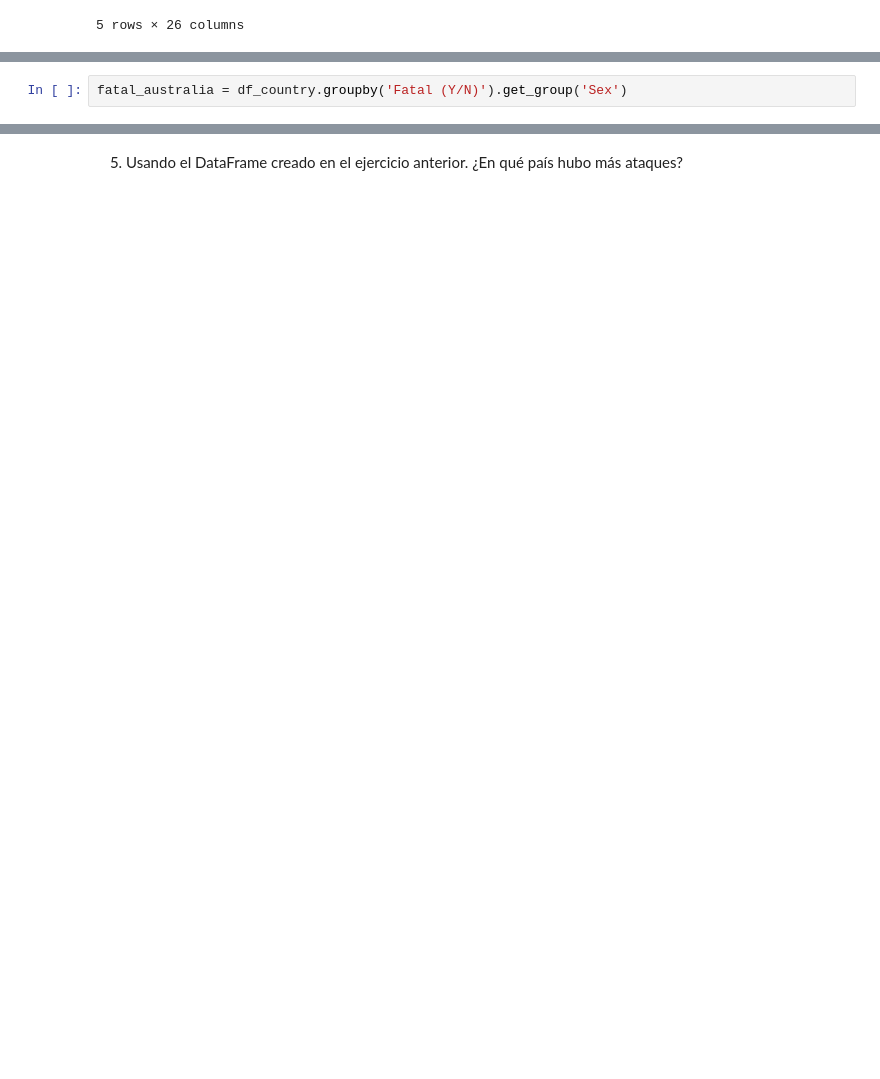
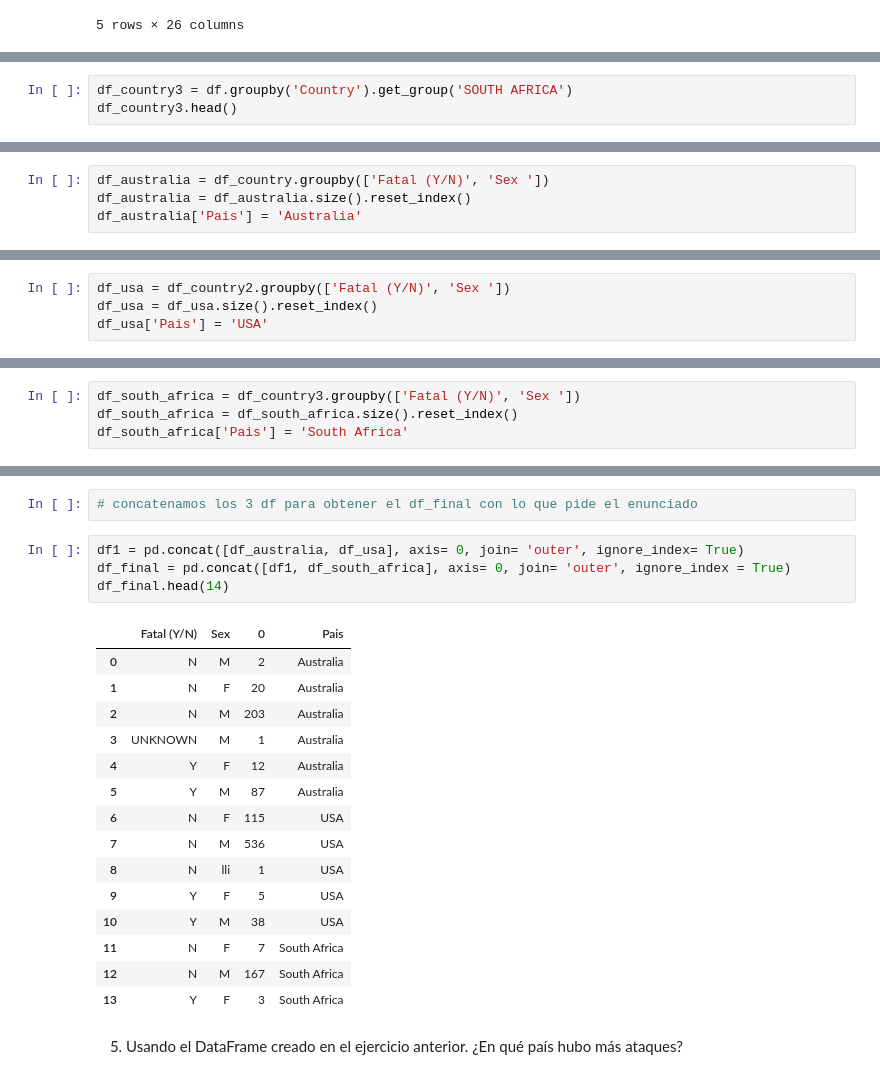
Before and after one commit to Adalab/DA-PROMO-B-MODULO1-SPRINT2-NATALIA-PAULA, a Jupyter notebook: PANDAS/Pandas6.ipynb, the cells around one changed output, grey strips where cells are left out. Saved outputs shown, nothing was run; the diff lists cells and outputs as text; blank space fills up the shorter version.

```diff
--- a/PANDAS/Pandas6.ipynb
+++ b/PANDAS/Pandas6.ipynb
@@ -85,0 +99,3 @@ df_country.head()
+# %%
+df_country3 = df.groupby('Country').get_group('SOUTH AFRICA')
+df_country3.head()
@@ -86,2 +112,4 @@ df_country.head()
 # %%
-fatal_australia = df_country.groupby('Fatal (Y/N)').get_group('Sex')
+df_australia = df_country.groupby(['Fatal (Y/N)', 'Sex '])
+df_australia = df_australia.size().reset_index()
+df_australia['Pais'] = 'Australia'
@@ -119,0 +125,4 @@ Name: Fatal (Y/N), dtype: int64
+# %%
+df_usa = df_country2.groupby(['Fatal (Y/N)', 'Sex '])
+df_usa = df_usa.size().reset_index()
+df_usa['Pais'] = 'USA'
@@ -119,0 +138,4 @@ Name: Fatal (Y/N), dtype: int64
+# %%
+df_south_africa = df_country3.groupby(['Fatal (Y/N)', 'Sex '])
+df_south_africa = df_south_africa.size().reset_index()
+df_south_africa['Pais'] = 'South Africa'
@@ -120,2 +150,24 @@ Name: Fatal (Y/N), dtype: int64
+# %%
+# concatenamos los 3 df para obtener el df_final con lo que pide el enunciado
+# %%
+df1 = pd.concat([df_australia, df_usa], axis= 0, join= 'outer', ignore_index= True)
+df_final = pd.concat([df1, df_south_africa], axis= 0, join= 'outer', ignore_index = True)
+df_final.head(14)
+# %% [output]
+|  | Fatal (Y/N) | Sex | 0 | Pais |
+| 0 | N | M | 2 | Australia |
+| 1 | N | F | 20 | Australia |
+| 2 | N | M | 203 | Australia |
+| 3 | UNKNOWN | M | 1 | Australia |
+| 4 | Y | F | 12 | Australia |
+| 5 | Y | M | 87 | Australia |
+| 6 | N | F | 115 | USA |
+| 7 | N | M | 536 | USA |
+| 8 | N | lli | 1 | USA |
+| 9 | Y | F | 5 | USA |
+| 10 | Y | M | 38 | USA |
+| 11 | N | F | 7 | South Africa |
+| 12 | N | M | 167 | South Africa |
+| 13 | Y | F | 3 | South Africa |
 # %% [markdown]
 5. Usando el DataFrame creado en el ejercicio anterior. ¿En qué país hubo más ataques?
```
Also changed, not shown: parts of 15 cells of this notebook.
